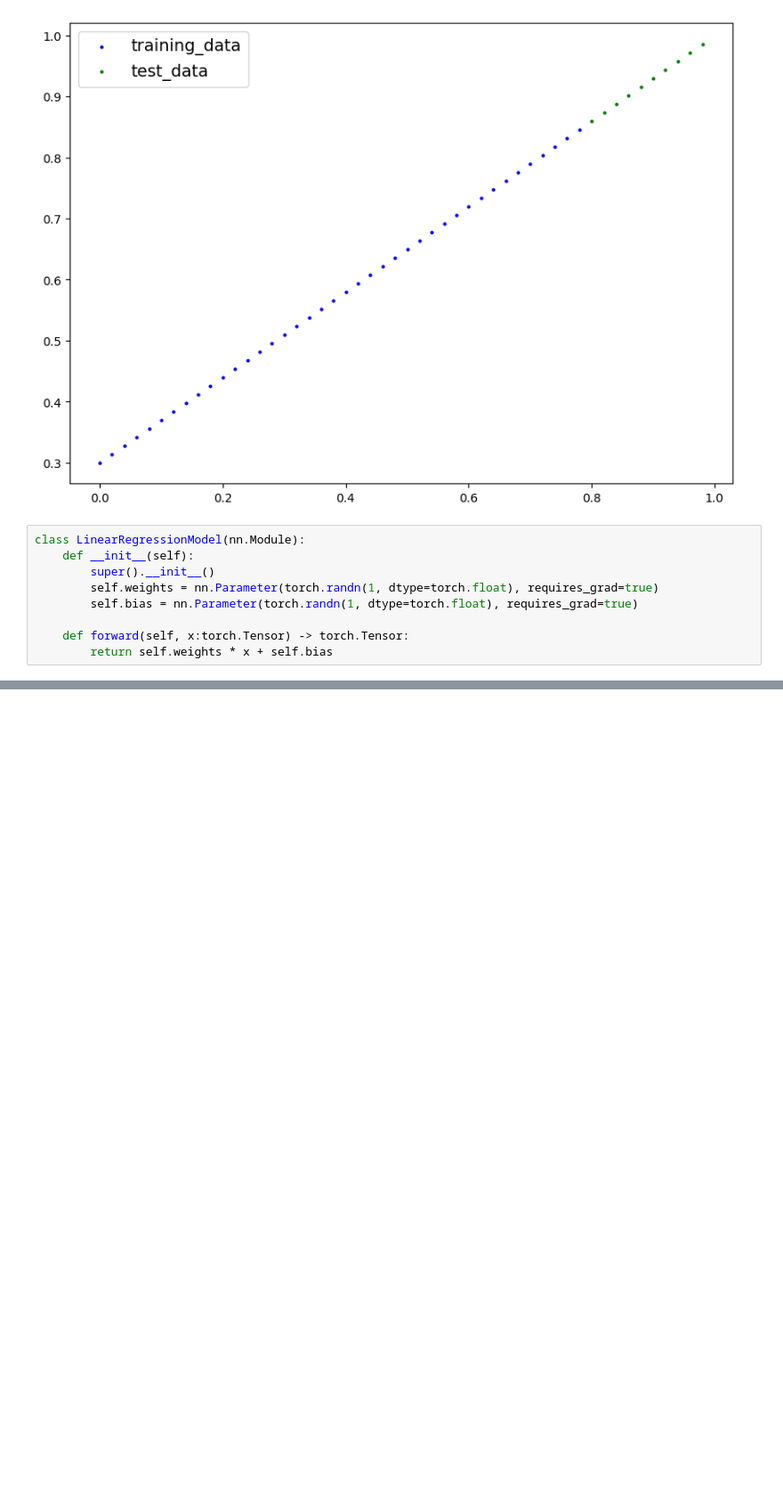
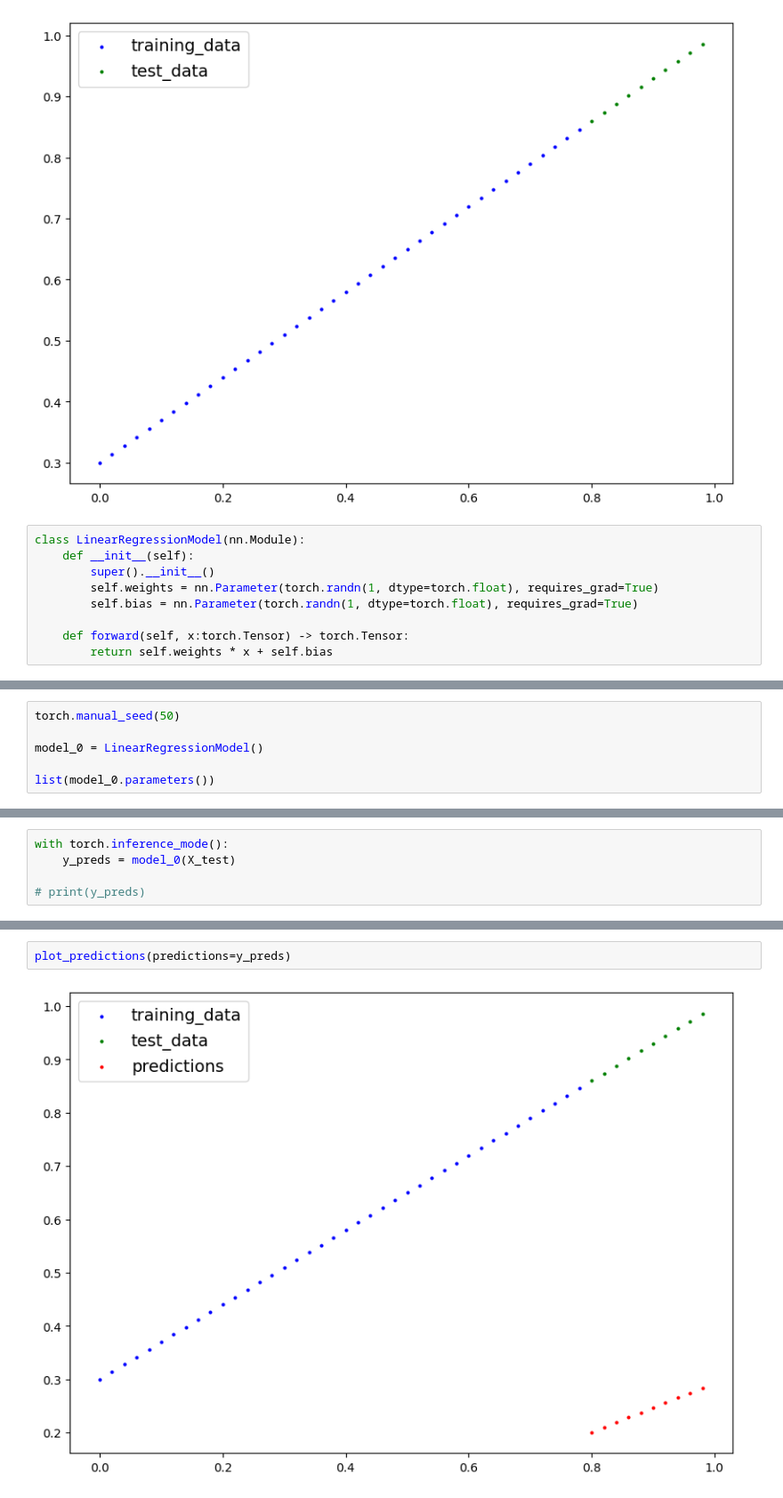
Before and after one commit to r8025n/pytorch-playground, a Jupyter notebook: basic_lr_model.ipynb, the cells around one changed output, grey strips where cells are left out. Shown: that part at 89% size. Cells and saved outputs as stored; diff of their text form; blank space fills up the shorter version.

Commit message:
Predict without training the model

```diff
--- a/basic_lr_model.ipynb
+++ b/basic_lr_model.ipynb
@@ -55,8 +75,8 @@ plot_predictions()
 class LinearRegressionModel(nn.Module):
     def __init__(self):
         super().__init__()
-        self.weights = nn.Parameter(torch.randn(1, dtype=torch.float), requires_grad=true)
-        self.bias = nn.Parameter(torch.randn(1, dtype=torch.float), requires_grad=true)
+        self.weights = nn.Parameter(torch.randn(1, dtype=torch.float), requires_grad=True)
+        self.bias = nn.Parameter(torch.randn(1, dtype=torch.float), requires_grad=True)
 
     def forward(self, x:torch.Tensor) -> torch.Tensor:
         return self.weights * x + self.bias
@@ -64,0 +83,6 @@ torch.manual_seed
+# %%
+torch.manual_seed(50)
+
+model_0 = LinearRegressionModel()
+
+list(model_0.parameters())
@@ -64,0 +98,5 @@ torch.manual_seed
+# %%
+with torch.inference_mode():
+    y_preds = model_0(X_test)
+
+# print(y_preds)
@@ -64,0 +114,4 @@ torch.manual_seed
+# %%
+plot_predictions(predictions=y_preds)
+# %% [output]
+[figure, added]
```
Also changed, not shown: parts of 6 cells of this notebook.
